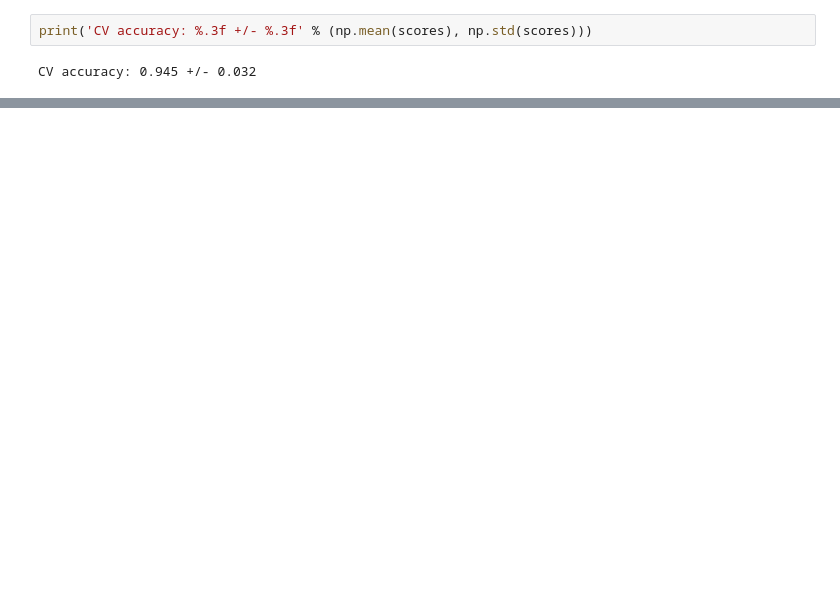
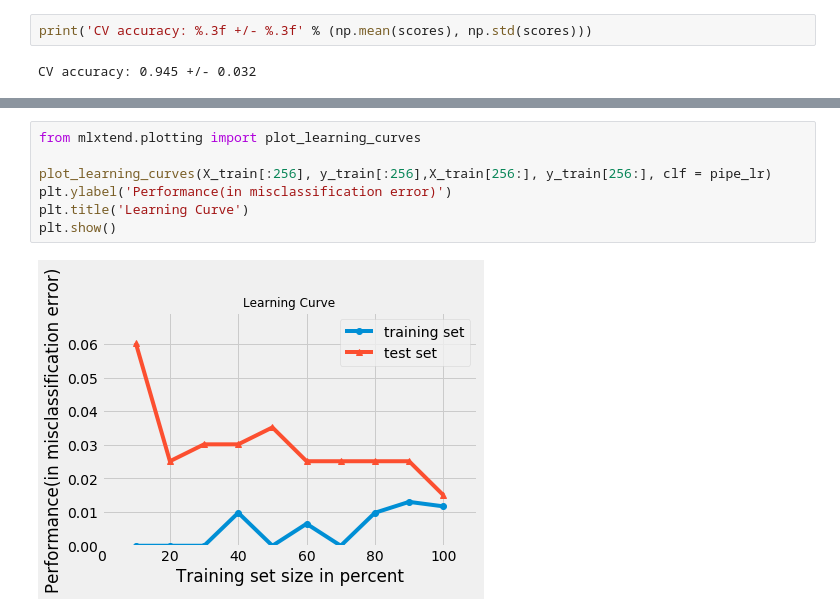
Before and after one commit to sergiovasquez122/CECS-456, a Jupyter notebook: Model_Evaluation_and_Hyperparameter_tuning.ipynb, the cells around one changed output, grey strips where cells are left out. Cells and saved outputs as stored; diff of their text form; blank space fills up the shorter version.

```diff
--- a/Model_Evaluation_and_Hyperparameter_tuning.ipynb
+++ b/Model_Evaluation_and_Hyperparameter_tuning.ipynb
@@ -116,0 +127,9 @@ CV accuracy: 0.945 +/- 0.032
+# %%
+from mlxtend.plotting import plot_learning_curves
+
+plot_learning_curves(X_train[:256], y_train[:256],X_train[256:], y_train[256:], clf = pipe_lr)
+plt.ylabel('Performance(in misclassification error)')
+plt.title('Learning Curve')
+plt.show()
+# %% [output]
+[figure, added]
```
Also changed, not shown: parts of 6 cells of this notebook.
